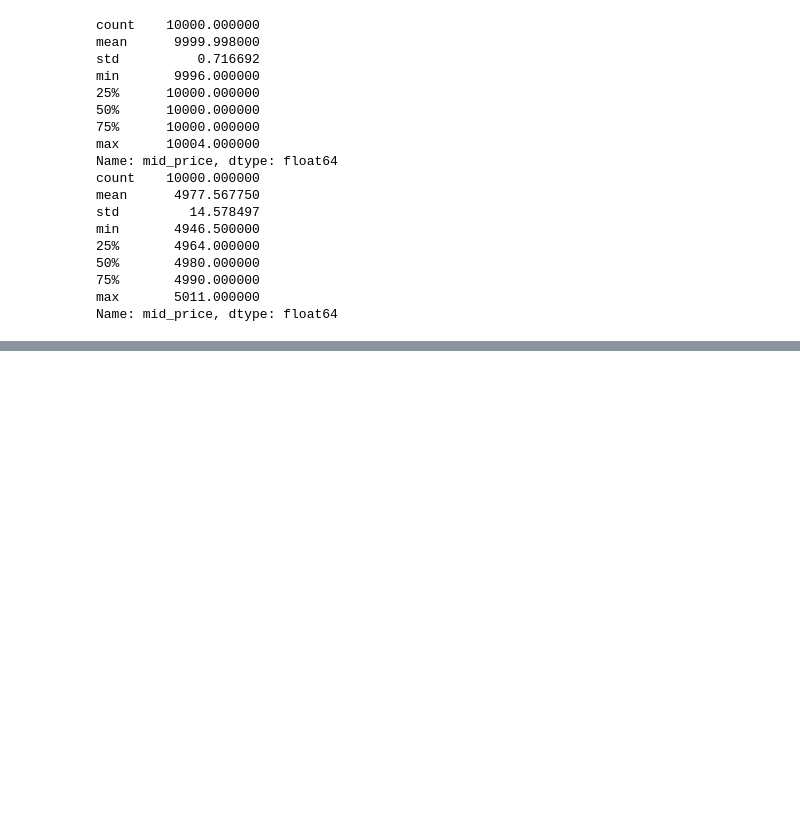
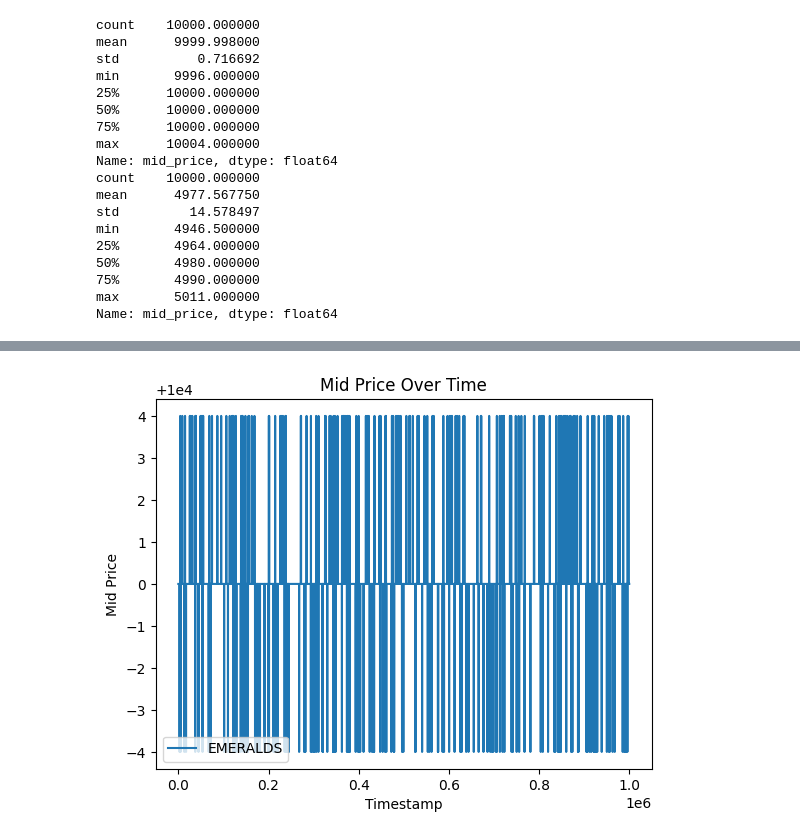
Before and after one commit to tigerzhang153/The-Frogs-IMC-Prosperity, a Jupyter notebook: Round 0/experiment1.ipynb, the cells around one changed output, grey strips where cells are left out. Cells and saved outputs as stored; diff of their text form; code cells hidden in the pictures; blank space fills up the shorter version.

```diff
--- a/Round 0/experiment1.ipynb
+++ b/Round 0/experiment1.ipynb
@@ -41,0 +100,9 @@ Name: mid_price, dtype: float64
+# %%
+plt.plot(emeralds['timestamp'], emeralds['mid_price'], label='EMERALDS')
+plt.xlabel('Timestamp')
+plt.ylabel('Mid Price')
+plt.legend()
+plt.title('Mid Price Over Time')
+plt.show()
+# %% [output]
+[figure, added]
```
Also changed, not shown: parts of 5 cells of this notebook, 1 other file.
